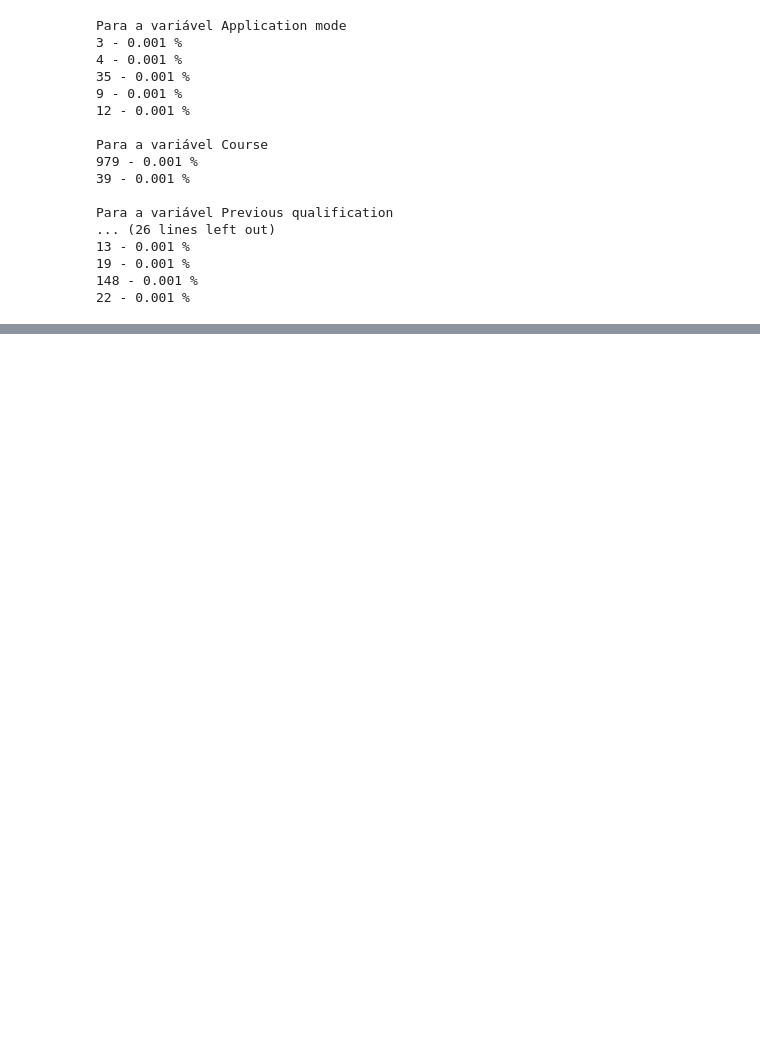
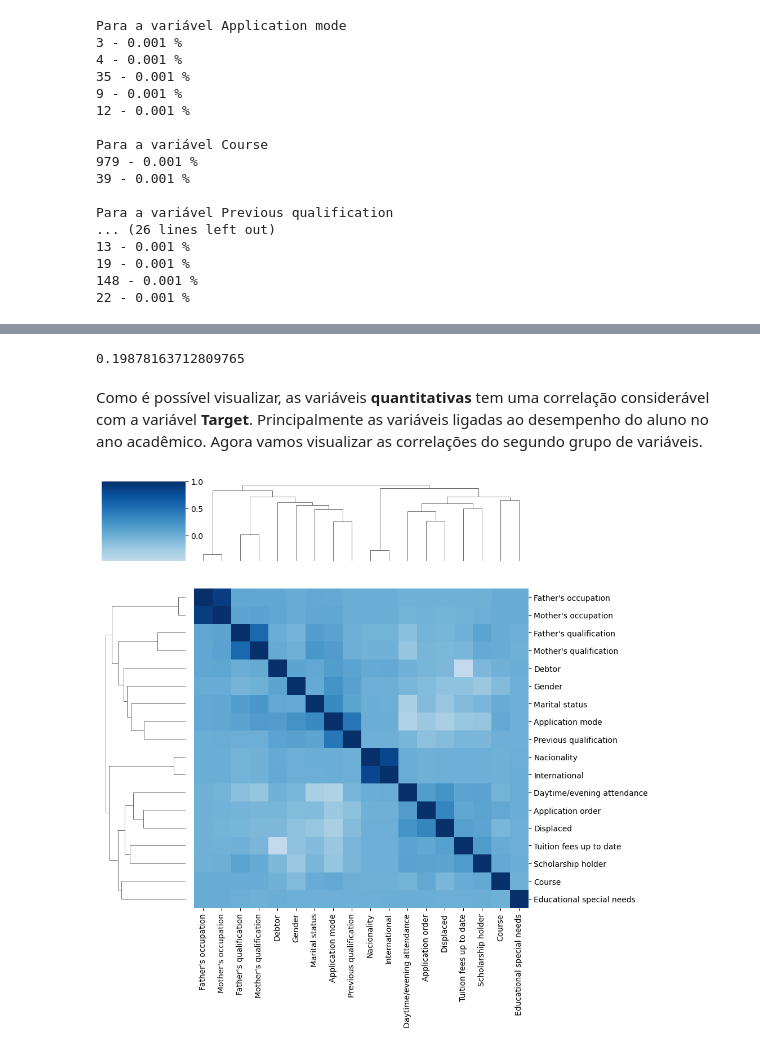
Before and after one commit to DuquePin/Final_Project_EBAC, a Jupyter notebook: notebooks/EDA.ipynb, the cells around one changed output, grey strips where cells are left out. Drawn from its saved outputs; the diff is of its cells as text; code cells hidden in the pictures; blank space fills up the shorter version.

```diff
--- a/notebooks/EDA.ipynb
+++ b/notebooks/EDA.ipynb
@@ -196,0 +343,12 @@ Se você usar fontes externas (artigos, papers, etc.), inclua-as no final do not
+# %%
+corr_quant_target.mean()
+# %% [output]
+0.19878163712809765
+# %% [markdown]
+Como é possível visualizar, as variáveis **quantitativas** tem uma correlação considerável com a variável **Target**. Principalmente as variáveis ligadas ao desempenho do aluno no ano acadêmico. Agora vamos visualizar as correlações do segundo grupo de variáveis.
+# %%
+sns.clustermap(df.loc[:, qual].drop('Target', axis=1).corr(), cmap='Blues', center=0)
+plt.tight_layout()
+plt.show()
+# %% [output]
+[figure, added]
```
Also changed, not shown: parts of 86 cells of this notebook, 5 other files.
